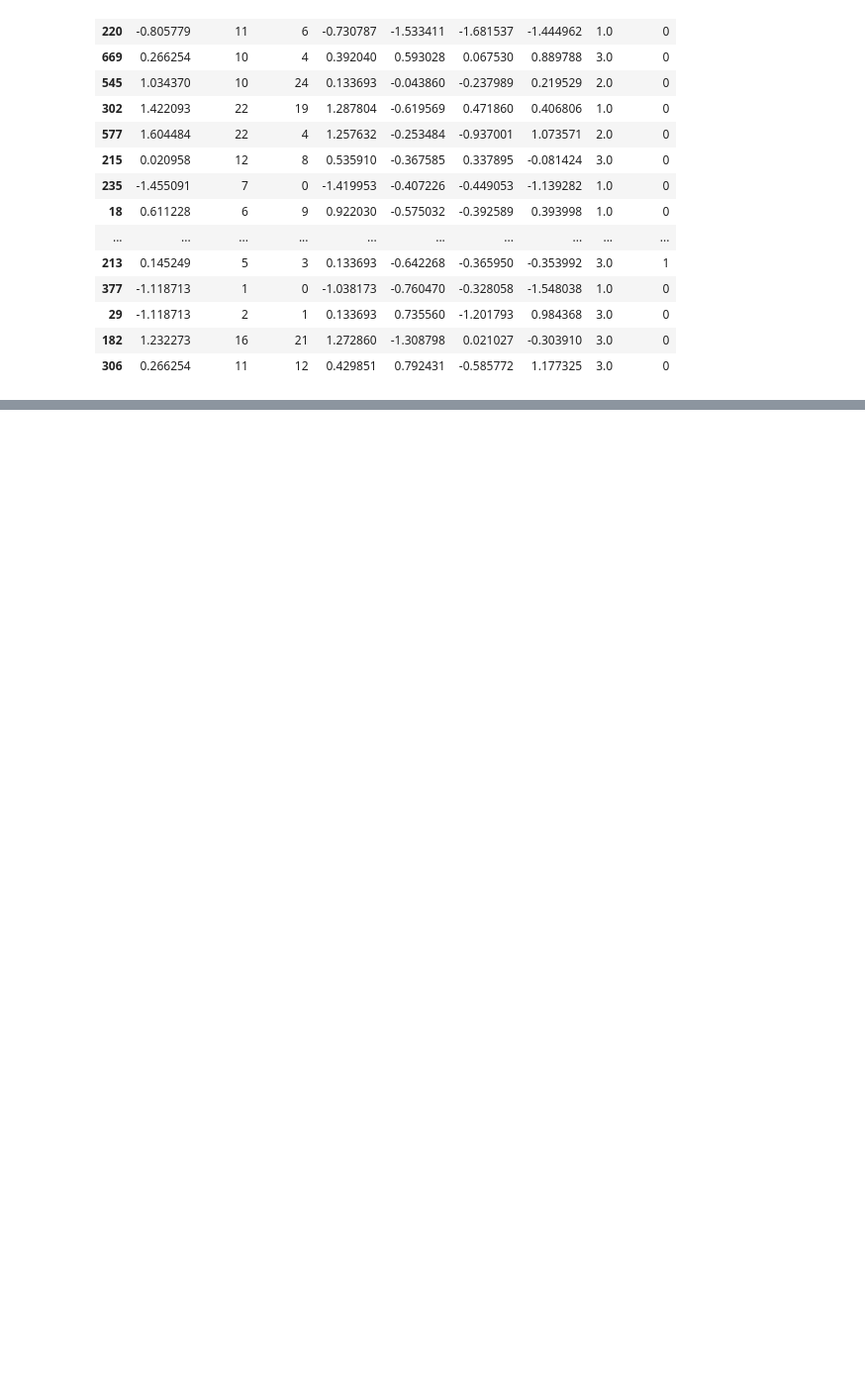
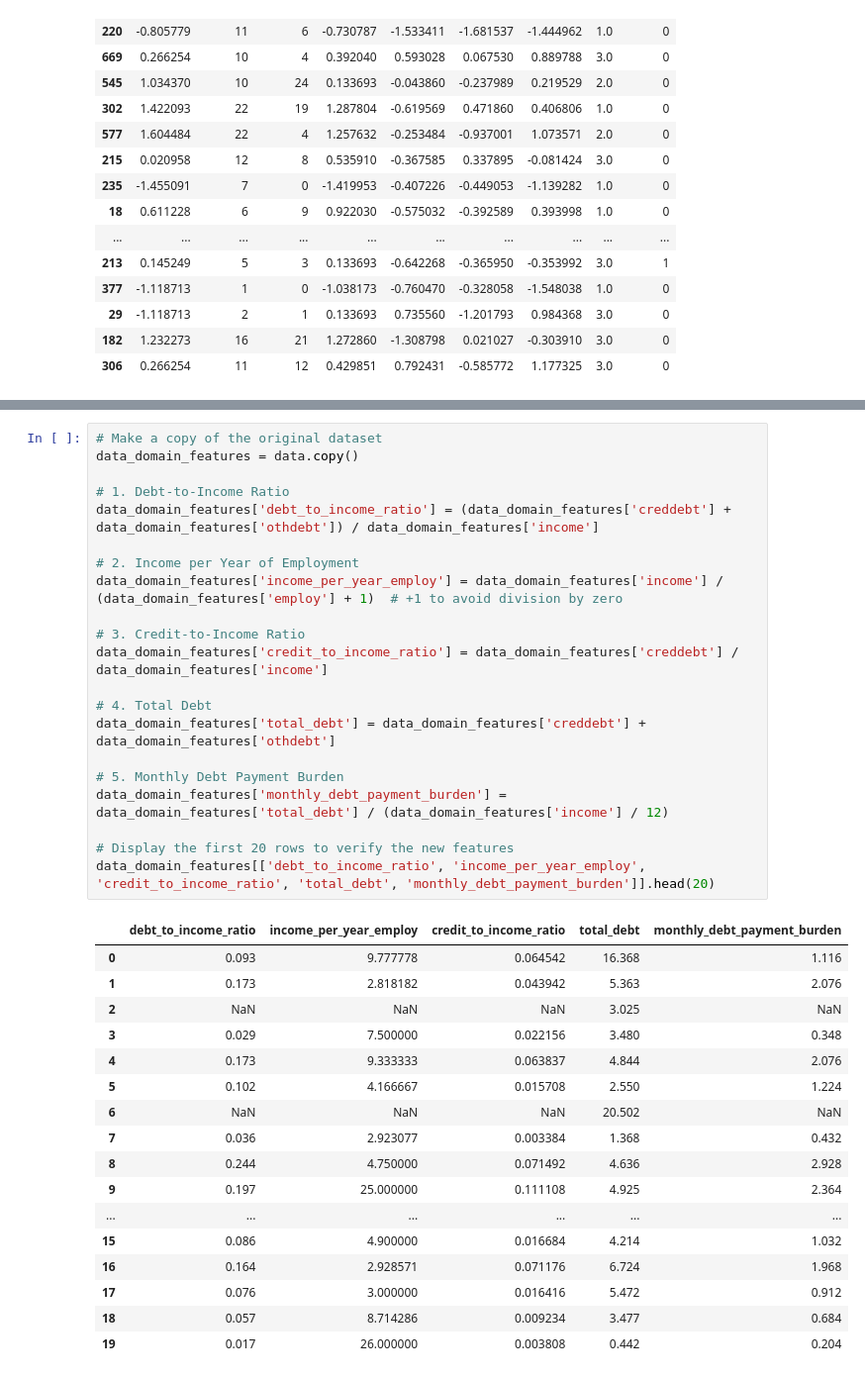
Before and after one commit to matinmahmoudi/Kaggle, a Jupyter notebook: complete-guide-to-transformation-from-a-to-z.ipynb, the cells around one changed output, grey strips where cells are left out. Shown at 99% size. Saved outputs shown, nothing was run; the diff lists cells and outputs as text; blank space fills up the shorter version.

```diff
--- a/complete-guide-to-transformation-from-a-to-z.ipynb
+++ b/complete-guide-to-transformation-from-a-to-z.ipynb
@@ -445,0 +516,39 @@ Box-Cox Transformed Data (Train):
+# %%
+# Make a copy of the original dataset
+data_domain_features = data.copy()
+
+# 1. Debt-to-Income Ratio
+data_domain_features['debt_to_income_ratio'] = (data_domain_features['creddebt'] + data_domain_features['othdebt']) / data_domain_features['income']
+
+# 2. Income per Year of Employment
+data_domain_features['income_per_year_employ'] = data_domain_features['income'] / (data_domain_features['employ'] + 1)  # +1 to avoid division by zero
+
+# 3. Credit-to-Income Ratio
+data_domain_features['credit_to_income_ratio'] = data_domain_features['creddebt'] / data_domain_features['income']
+
+# 4. Total Debt
+data_domain_features['total_debt'] = data_domain_features['creddebt'] + data_domain_features['othdebt']
+
+# 5. Monthly Debt Payment Burden
+data_domain_features['monthly_debt_payment_burden'] = data_domain_features['total_debt'] / (data_domain_features['income'] / 12)
+
+# Display the first 20 rows to verify the new features
+data_domain_features[['debt_to_income_ratio', 'income_per_year_employ', 'credit_to_income_ratio', 'total_debt', 'monthly_debt_payment_burden']].head(20)
+# %% [output]
+|  | debt_to_income_ratio | income_per_year_employ | credit_to_income_ratio | total_debt | monthly_debt_payment_burden |
+| 0 | 0.093 | 9.777778 | 0.064542 | 16.368 | 1.116 |
+| 1 | 0.173 | 2.818182 | 0.043942 | 5.363 | 2.076 |
+| 2 | NaN | NaN | NaN | 3.025 | NaN |
+| 3 | 0.029 | 7.500000 | 0.022156 | 3.480 | 0.348 |
+| 4 | 0.173 | 9.333333 | 0.063837 | 4.844 | 2.076 |
+| 5 | 0.102 | 4.166667 | 0.015708 | 2.550 | 1.224 |
+| 6 | NaN | NaN | NaN | 20.502 | NaN |
+| 7 | 0.036 | 2.923077 | 0.003384 | 1.368 | 0.432 |
+| 8 | 0.244 | 4.750000 | 0.071492 | 4.636 | 2.928 |
+| 9 | 0.197 | 25.000000 | 0.111108 | 4.925 | 2.364 |
+| ... | ... | ... | ... | ... | ... |
+| 15 | 0.086 | 4.900000 | 0.016684 | 4.214 | 1.032 |
+| 16 | 0.164 | 2.928571 | 0.071176 | 6.724 | 1.968 |
+| 17 | 0.076 | 3.000000 | 0.016416 | 5.472 | 0.912 |
+| 18 | 0.057 | 8.714286 | 0.009234 | 3.477 | 0.684 |
+| 19 | 0.017 | 26.000000 | 0.003808 | 0.442 | 0.204 |
```
Also changed, not shown: parts of 2 cells of this notebook.
